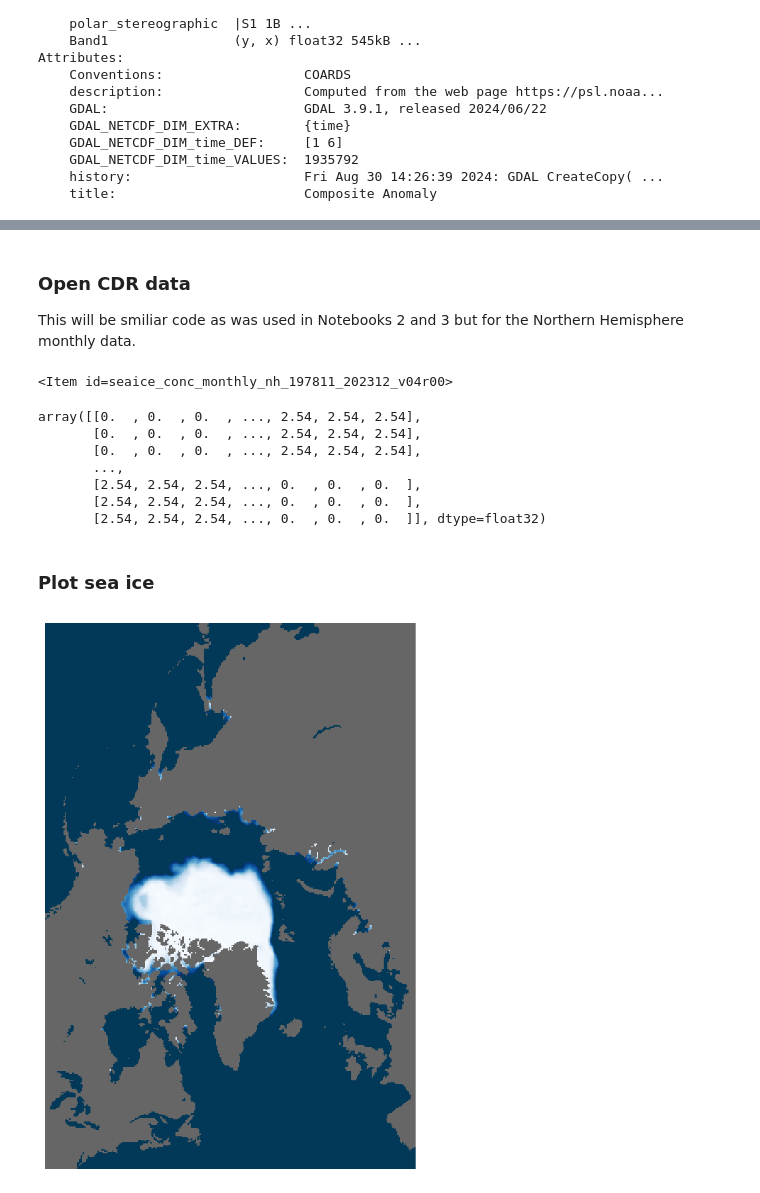
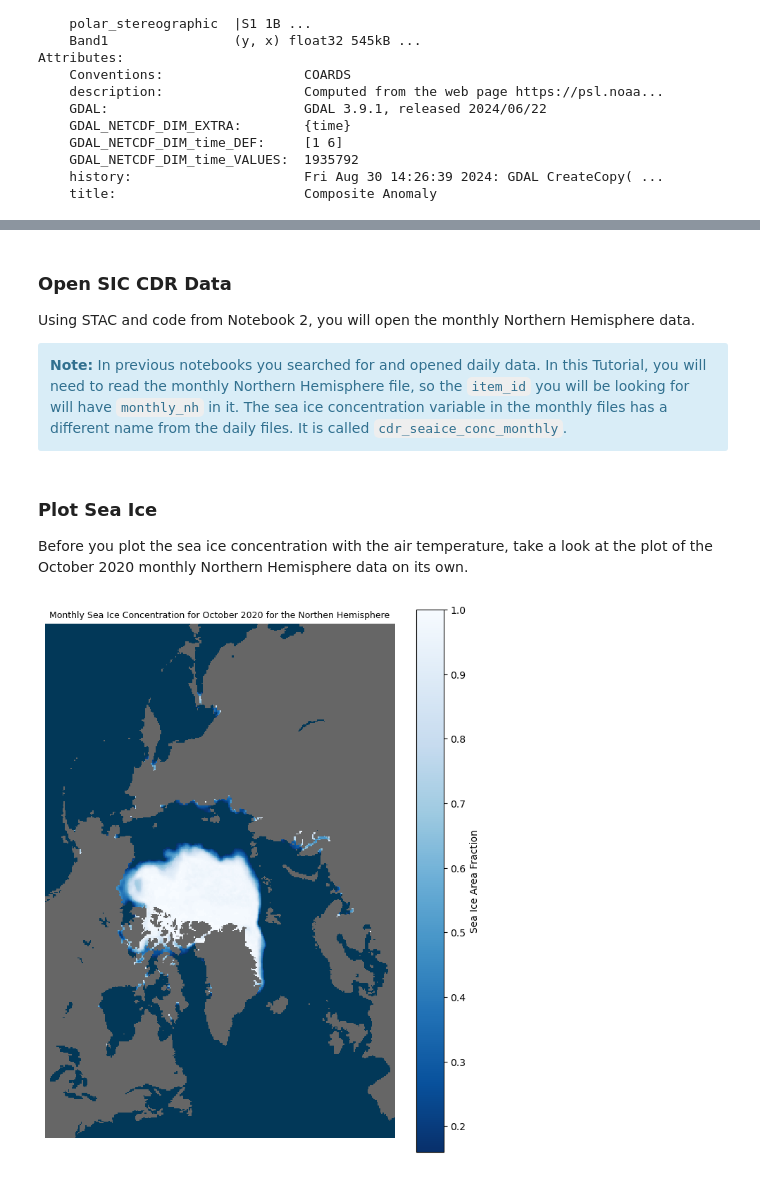
Before and after one commit to nsidc/seaice-cdr-learning-notebook, a Jupyter notebook: CDR-Notebooks/Notebook6.ipynb, the cells around one changed output, grey strips where cells are left out. Cells and saved outputs as stored; diff of their text form; code cells hidden in the pictures.

Commit message:
updated notebooks with NCAI learning notebook styles and improved lessons

```diff
--- a/CDR-Notebooks/Notebook6.ipynb
+++ b/CDR-Notebooks/Notebook6.ipynb
@@ -74,69 +117,76 @@ plt.show()
 # %% [markdown]
-### Open CDR data
+### Open SIC CDR Data
 
-This will be smiliar code as was used in Notebooks 2 and 3 but for the Northern Hemisphere monthly data.
+Using STAC and code from Notebook 2, you will open the monthly Northern Hemisphere data.
+
+<div class="alert alert-block alert-info">
+<strong>Note:</strong> In previous notebooks you searched for and opened daily data. In this Tutorial, you will need to read the monthly Northern Hemisphere file, so the <code>item_id</code> you will be looking for will have <code>monthly_nh</code> in it. The sea ice concentration variable in the monthly files has a different name from the daily files. It is called <code>cdr_seaice_conc_monthly</code>.
+</div>
 # %%
 # Read in the STAC collection
 collection = pystac.Collection.from_file('https://noaadata.apps.nsidc.org/NOAA/G02202_V4/stac/collection.json')
+
 # Extract all the items and their ids from the collection into a variable
 items = list(collection.get_all_items())
 item_ids = [i.id for i in items]
-# Find the id for the monthly NH file to get its URL
+
+# Find the id for the monthly NH file
 monthly_nh = [i for i in item_ids if "monthly_nh" in i]
 monthly_nh_item = collection.get_item(monthly_nh[0], recursive=True)
-#netcdf_url = monthly_nh_item.assets['netcdf'].href # !!!!!!! Won't work until the STAC is updated after a data update !!!!!!
-netcdf_url = 'https://noaadata.apps.nsidc.org/NOAA/G02202_V4/north/aggregate/seaice_conc_monthly_nh_197811_202403_v04r00.nc'
+netcdf_url = monthly_nh_item.assets['netcdf'].href
+
 # Open the data file
 fs = fsspec.filesystem('https')
 ds = xr.open_dataset(fs.open(netcdf_url))
-# %% [output]
-<Item id=seaice_conc_monthly_nh_197811_202312_v04r00>
 # %%
 # Pull out sea ice concentration variable into numpy array. Note that the variable name for the monthly data is cdr_seaice_conc_monthly
 cdr_seaice_conc_var = ds.variables['cdr_seaice_conc_monthly']
 cdr_seaice_conc = np.array(cdr_seaice_conc_var.data)
 
-# We want to extract Oct 2020 data. Find index where that occurs.
+# Extract Oct 2020 data. Find index where that occurs.
 time_var = ds.variables['time']
 time = np.array(time_var.data)
 oct_index = np.where(time == np.datetime64(datetime(2020, 10, 1)))
 
-# Here we are pulling out the Oct 2020 data from our cdr_seaice_conc variable.
+# Pull out the Oct 2020 data from the cdr_seaice_conc variable.
 seaice_conc_oct2020 = np.squeeze(cdr_seaice_conc[oct_index[0],:,:])
 
 # Set all concentrations less than 15 to ocean (0)
 is_not_seaice = seaice_conc_oct2020 < .15
 seaice_conc_oct2020[is_not_seaice] = 0
-# %% [output]
-array([[0.  , 0.  , 0.  , ..., 2.54, 2.54, 2.54],
-       [0.  , 0.  , 0.  , ..., 2.54, 2.54, 2.54],
-       [0.  , 0.  , 0.  , ..., 2.54, 2.54, 2.54],
-       ...,
-       [2.54, 2.54, 2.54, ..., 0.  , 0.  , 0.  ],
-       [2.54, 2.54, 2.54, ..., 0.  , 0.  , 0.  ],
-       [2.54, 2.54, 2.54, ..., 0.  , 0.  , 0.  ]], dtype=float32)
 # %% [markdown]
-### Plot sea ice
+### Plot Sea Ice
+
+Before you plot the sea ice concentration with the air temperature, take a look at the plot of the October 2020 monthly Northern Hemisphere data on its own.
 # %%
 #filter out the ocean where pixels = 0
 ocean = ma.masked_outside(seaice_conc_oct2020, 0, 0)
 
 # Only keep sea ice conentration >= 15%
 sic_15 = ma.masked_outside(seaice_conc_oct2020, .15, 1)
 
 # filter out the land, coast, and lakes
 land = ma.masked_outside(seaice_conc_oct2020, 2.54, 2.54)
 coast = ma.masked_outside(seaice_conc_oct2020, 2.53, 2.53)
 lakes = ma.masked_outside(seaice_conc_oct2020, 2.52, 2.52)
 
 fig, ax1 = plt.subplots(figsize=(8, 10))
 seaice_15_plot = ax1.imshow(sic_15, cmap='Blues_r', interpolation='none')
+
+# Add a colorbar
+cbar = fig.colorbar(seaice_15_plot, ax=ax1)
+# Add a title to the colorbar
+cbar.set_label('Sea Ice Area Fraction')
+
 land_plot = ax1.imshow(land, cmap='Accent_r', interpolation='none')
 coast_plot = ax1.imshow(coast, cmap='Accent_r', interpolation='none')
 ocean_plot = ax1.imshow(ocean, cmap='PuBu_r', interpolation='none')
 lake_plot = ax1.imshow(lakes, cmap='PuBu_r', interpolation='none')
+
+# Plot title and turn off axes
+plt.title("Monthly Sea Ice Concentration for October 2020 for the Northen Hemisphere", fontsize=9)
 plt.axis('off')
 plt.show()
 # %% [output]
-[figure, old version]
+[figure, new version]
 # %% [markdown]
```
Also changed, not shown: parts of 17 cells of this notebook, 5 other files.
